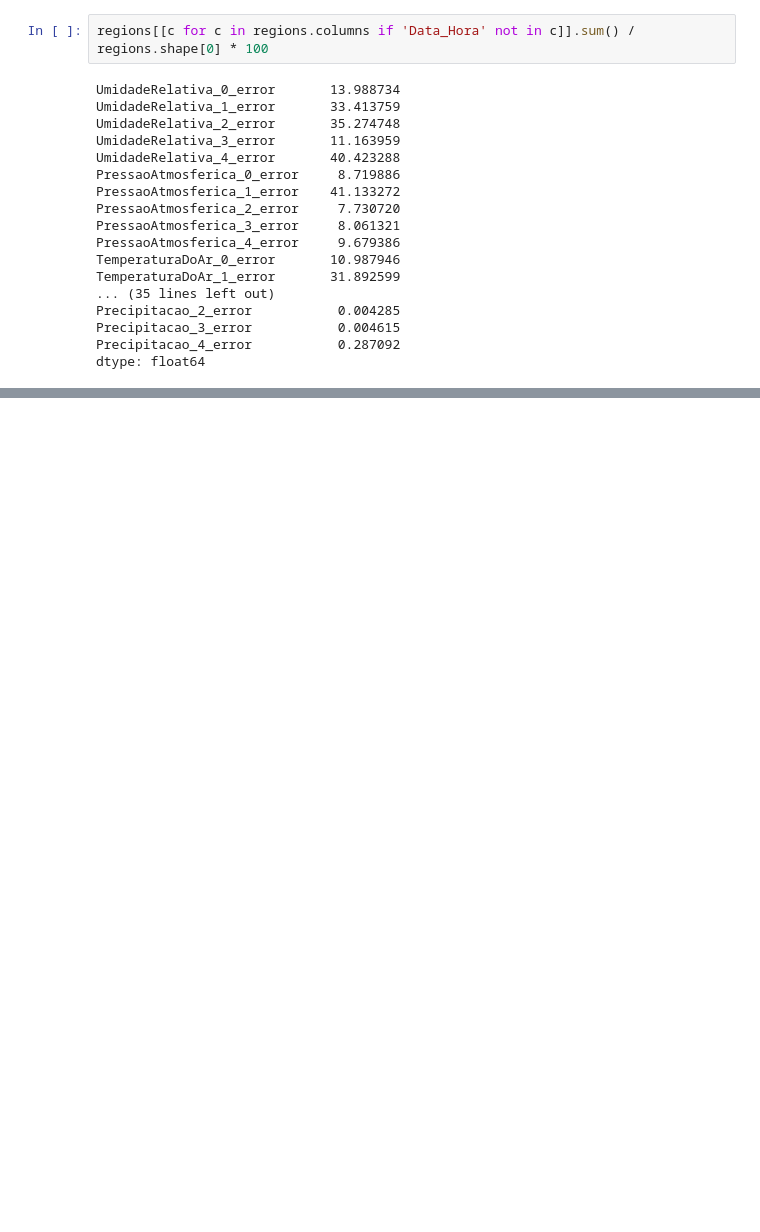
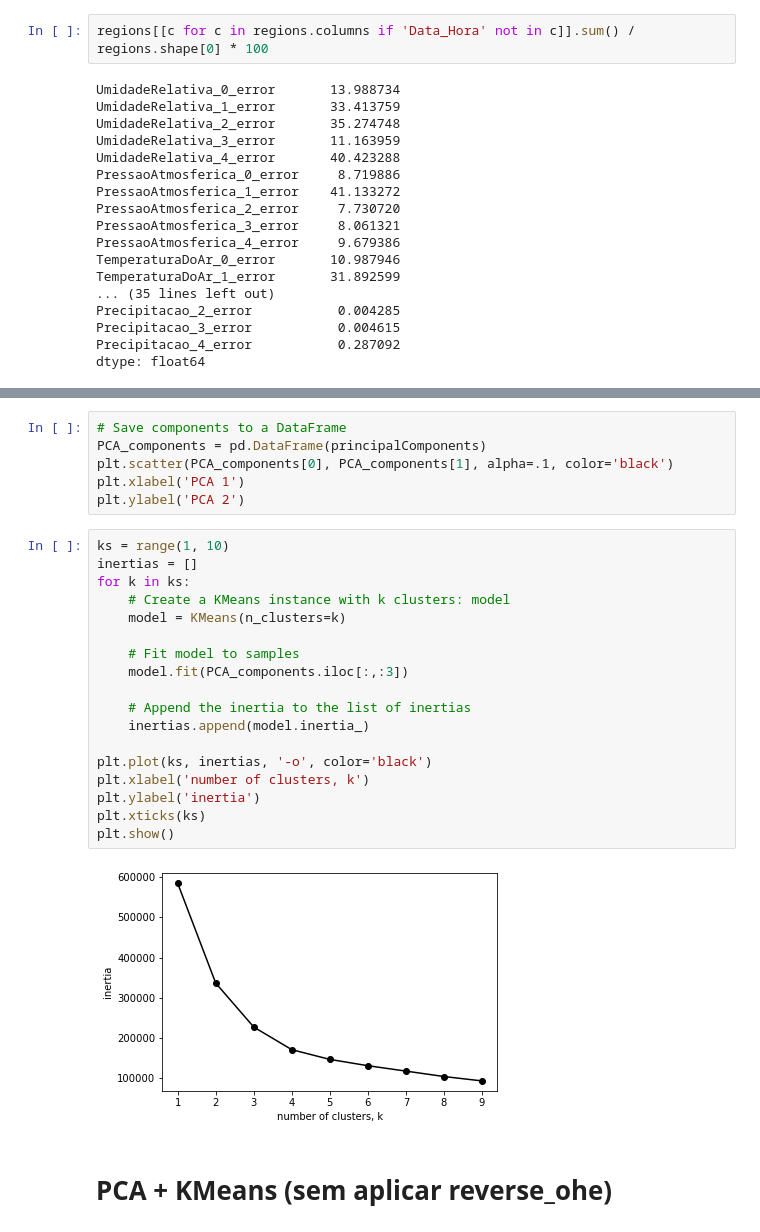
Before and after one commit to alagamentos/floodprediction, a Jupyter notebook: src/Notebooks/3_Cluster/0.0_Clustering.ipynb, the cells around one changed output, grey strips where cells are left out. Cells and saved outputs as stored; diff of their text form; blank space fills up the shorter version.

```diff
--- a/src/Notebooks/3_Cluster/0.0_Clustering.ipynb
+++ b/src/Notebooks/3_Cluster/0.0_Clustering.ipynb
@@ -343,0 +402,28 @@ dtype: float64
+# %%
+# Save components to a DataFrame
+PCA_components = pd.DataFrame(principalComponents)
+plt.scatter(PCA_components[0], PCA_components[1], alpha=.1, color='black')
+plt.xlabel('PCA 1')
+plt.ylabel('PCA 2')
+# %%
+ks = range(1, 10)
+inertias = []
+for k in ks:
+    # Create a KMeans instance with k clusters: model
+    model = KMeans(n_clusters=k)
+
+    # Fit model to samples
+    model.fit(PCA_components.iloc[:,:3])
+
+    # Append the inertia to the list of inertias
+    inertias.append(model.inertia_)
+
+plt.plot(ks, inertias, '-o', color='black')
+plt.xlabel('number of clusters, k')
+plt.ylabel('inertia')
+plt.xticks(ks)
+plt.show()
+# %% [output]
+[figure, added]
+# %% [markdown]
+# PCA + KMeans (sem aplicar reverse_ohe)
```
Also changed, not shown: parts of 25 cells of this notebook, 1 other file.
